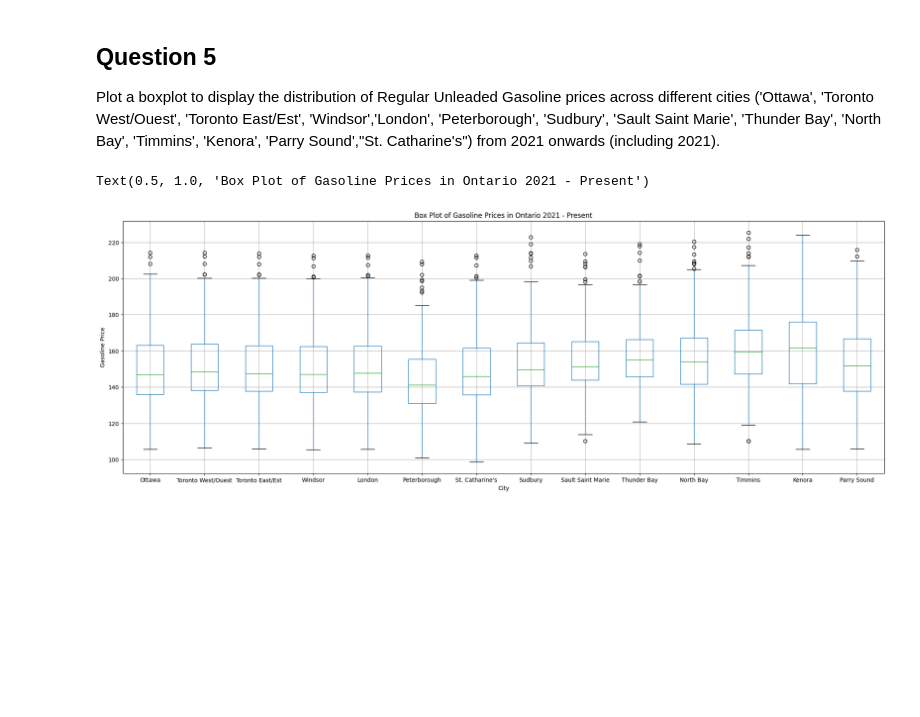
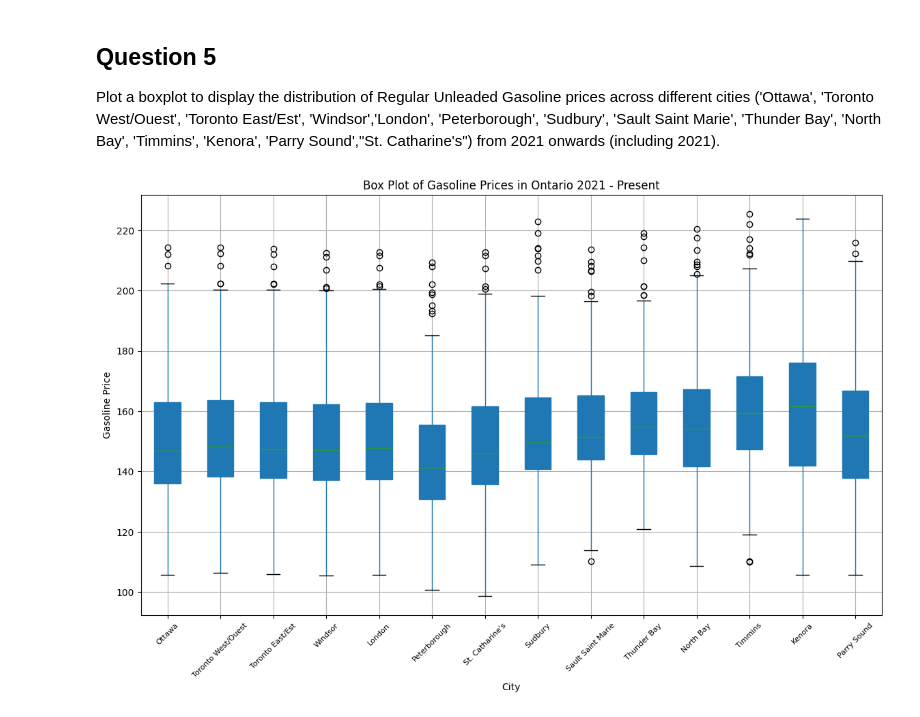
Before and after one commit to swiftxo/CP321, a Jupyter notebook: A1.ipynb, the cells around one changed output. Drawn from its saved outputs; the diff is of its cells as text; code cells hidden in the pictures; blank space fills up the shorter version.

```diff
--- a/A1.ipynb
+++ b/A1.ipynb
@@ -99,12 +103,13 @@ Plot a boxplot to display the distribution of Regular Unleaded Gasoline prices a
 # %%
 city_prices = df[(df['Date'].dt.year >= 2021) & (df['Fuel Type'] == 'Regular Unleaded Gasoline')]
 cities = city_prices.columns[2:16]
 box_prices = city_prices[cities]
-plt.figure(figsize=(24,8))
-box_prices.boxplot()
+plt.figure(figsize=(14,8))
+bp = box_prices.boxplot(patch_artist=True)
 plt.xlabel('City')
+plt.xticks(fontsize = 8, rotation =45)
 plt.ylabel('Gasoline Price')
 plt.title("Box Plot of Gasoline Prices in Ontario 2021 - Present")
+plt.show()
 # %% [output]
-Text(0.5, 1.0, 'Box Plot of Gasoline Prices in Ontario 2021 - Present')
-[figure, old version]
+[figure, new version]
```
Also changed, not shown: parts of 5 cells of this notebook.
